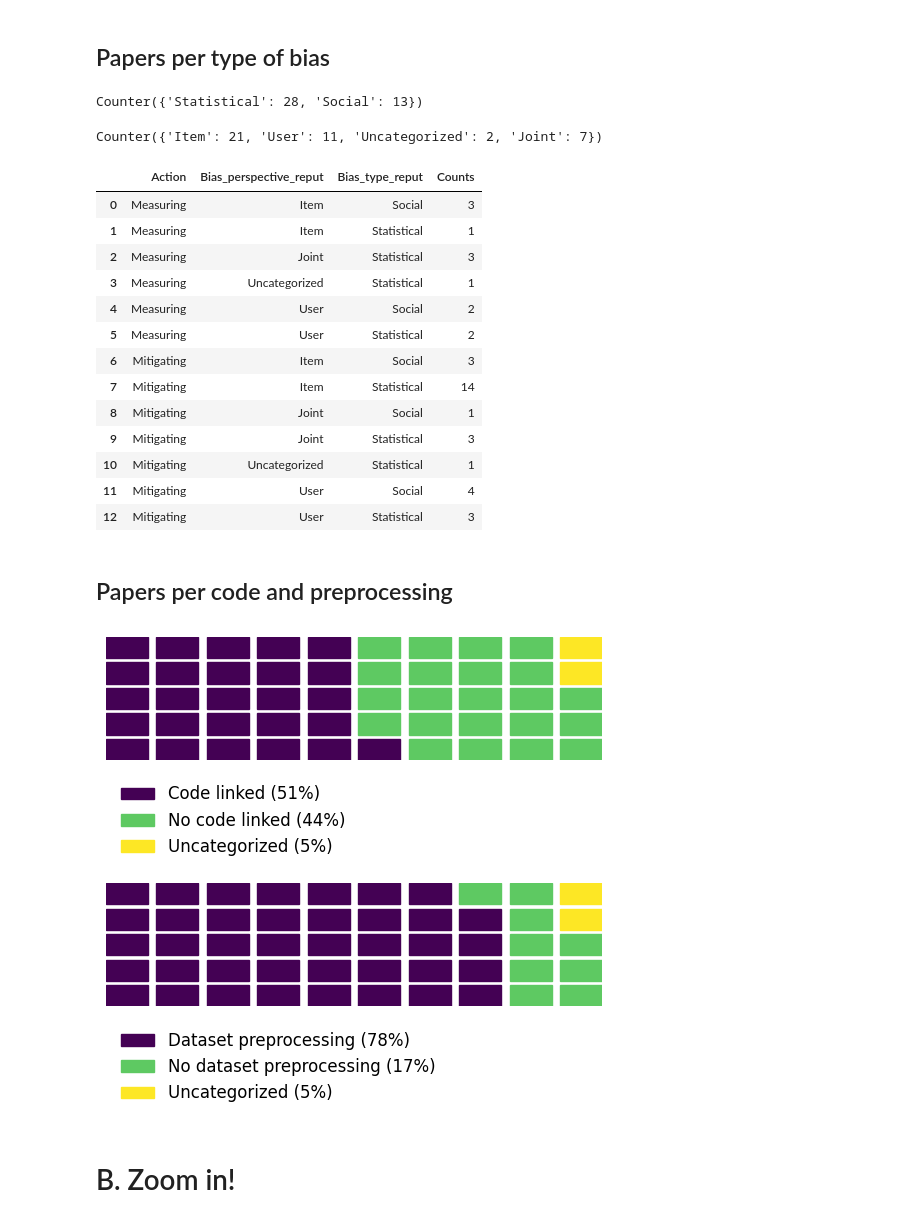
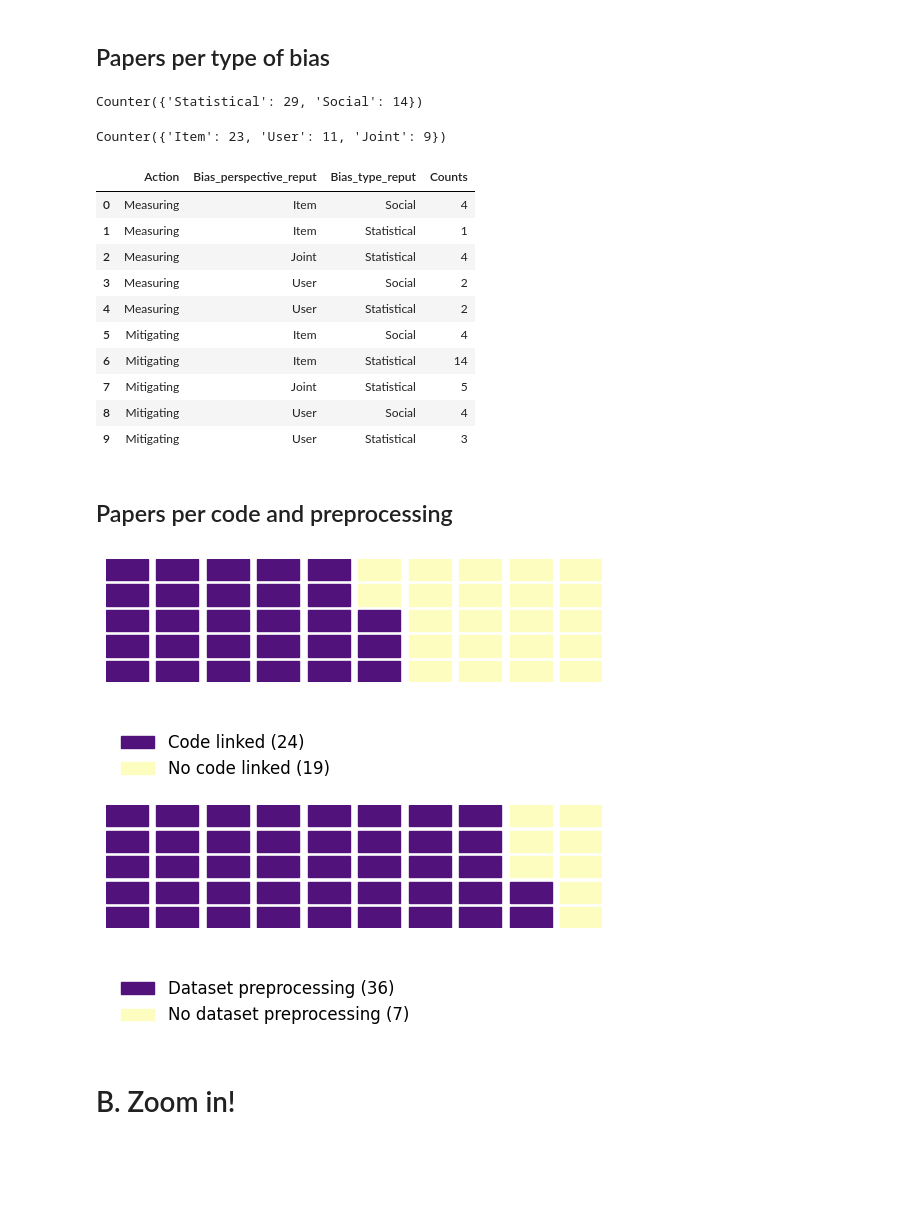
Before and after one commit to SavvinaDaniil/BiasInBookRecommendationSurvey, a Jupyter notebook: analyze_eligible_papers.ipynb, the cells around one changed output. Cells and saved outputs as stored; diff of their text form; code cells hidden in the pictures; blank space fills up the shorter version.

```diff
--- a/analyze_eligible_papers.ipynb
+++ b/analyze_eligible_papers.ipynb
@@ -14,7 +14,7 @@ import plotly.graph_objects as go
 import plotly.io as pio
 pio.templates.default = 'seaborn'
 # %%
-initial_file = pd.read_csv('Eligble_papers.csv')
+initial_file = pd.read_csv('Eligble_papers.csv', on_bad_lines='warn', delimiter=';')
 # %%
 num_papers = len(initial_file)
 # %%
@@ -283,29 +287,26 @@ fig.write_image(save_loc+"per_top.png")
 # %%
 Counter(initial_file['Bias_type_reput'])
 # %% [output]
-Counter({'Statistical': 28, 'Social': 13})
+Counter({'Statistical': 29, 'Social': 14})
 # %%
 Counter(initial_file['Bias_perspective_reput'])
 # %% [output]
-Counter({'Item': 21, 'User': 11, 'Uncategorized': 2, 'Joint': 7})
+Counter({'Item': 23, 'User': 11, 'Joint': 9})
 # %%
 result = initial_file.groupby(['Action','Bias_perspective_reput', 'Bias_type_reput']).size().reset_index(name='Counts')
 result
 # %% [output]
 |  | Action | Bias_perspective_reput | Bias_type_reput | Counts |
-| 0 | Measuring | Item | Social | 3 |
+| 0 | Measuring | Item | Social | 4 |
 | 1 | Measuring | Item | Statistical | 1 |
-| 2 | Measuring | Joint | Statistical | 3 |
-| 3 | Measuring | Uncategorized | Statistical | 1 |
-| 4 | Measuring | User | Social | 2 |
-| 5 | Measuring | User | Statistical | 2 |
-| 6 | Mitigating | Item | Social | 3 |
-| 7 | Mitigating | Item | Statistical | 14 |
-| 8 | Mitigating | Joint | Social | 1 |
-| 9 | Mitigating | Joint | Statistical | 3 |
-| 10 | Mitigating | Uncategorized | Statistical | 1 |
-| 11 | Mitigating | User | Social | 4 |
-| 12 | Mitigating | User | Statistical | 3 |
+| 2 | Measuring | Joint | Statistical | 4 |
+| 3 | Measuring | User | Social | 2 |
+| 4 | Measuring | User | Statistical | 2 |
+| 5 | Mitigating | Item | Social | 4 |
+| 6 | Mitigating | Item | Statistical | 14 |
+| 7 | Mitigating | Joint | Statistical | 5 |
+| 8 | Mitigating | User | Social | 4 |
+| 9 | Mitigating | User | Statistical | 3 |
 # %%
 
 
@@ -362,40 +363,41 @@ counts = dict(Counter(initial_file.Code_linked_reput).most_common())
 names = ['Code linked', 'No code linked', 'Uncategorized']
 counts[names[0]] = counts.pop('Yes')
 counts[names[1]] = counts.pop('No')
-counts[names[2]] = counts.pop('Uncategorized')
+# counts[names[2]] = counts.pop('Uncategorized')
 
 Waffle.make_waffle(ax = ax1,
                   rows = 5,
            columns = 10,
            values = counts,
-           colors = ['#440154','#5ec962','#fde725'],
-           labels=["{0} ({1}%)".format(k, int(np.round(v/num_papers*100))) for k, v in counts.items()],
+           colors = ['#51127c','#fcfdbf'],
+       #     labels=["{0} ({1}%)".format(k, int(np.round(v/num_papers*100))) for k, v in counts.items()],
+           labels = ["{0} ({1})".format(k, v) for k, v in counts.items()],
            legend={'loc': 'lower left', 'bbox_to_anchor': (0, -0.9), 'ncol': 1, 'framealpha': 0} )
 
 counts = dict(Counter(initial_file.Dataset_preprocessing_reput).most_common())
 names = ['Dataset preprocessing', 'No dataset preprocessing', 'Uncategorized']
 counts[names[0]] = counts.pop('Yes')
 counts[names[1]] = counts.pop('No')
-counts[names[2]] = counts.pop('Uncategorized')
+# counts[names[2]] = counts.pop('Uncategorized')
 
 Waffle.make_waffle(ax = ax2,
                   rows = 5,
            columns = 10,
            values = counts,
-           colors = ['#440154','#5ec962','#fde725'],
-           labels=["{0} ({1}%)".format(k, int(np.round(v/num_papers*100))) for k, v in counts.items()],
+           colors = ['#51127c','#fcfdbf'],
+           labels = ["{0} ({1})".format(k, v) for k, v in counts.items()],
            legend={'loc': 'lower left', 'bbox_to_anchor': (0, -0.9), 'ncol': 1, 'framealpha': 0} )
 plt.subplots_adjust(hspace=1)
 
 
 plt.savefig(save_loc+"per_code_prepr.png",
             bbox_inches ="tight",
             pad_inches = 1,
             transparent = True,
             orientation ='landscape')
 plt.show()
 # %% [output]
-[figure, old version]
+[figure, new version]
 # %% [markdown]
 # B. Zoom in!
 # %%
```
Also changed, not shown: parts of 12 cells of this notebook, 8 other files.
